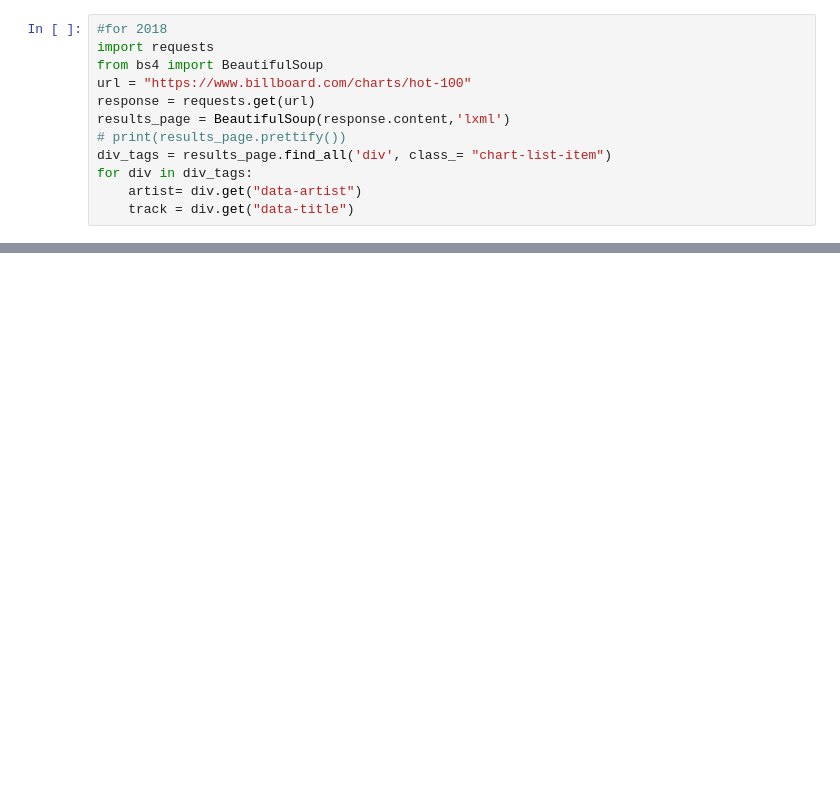
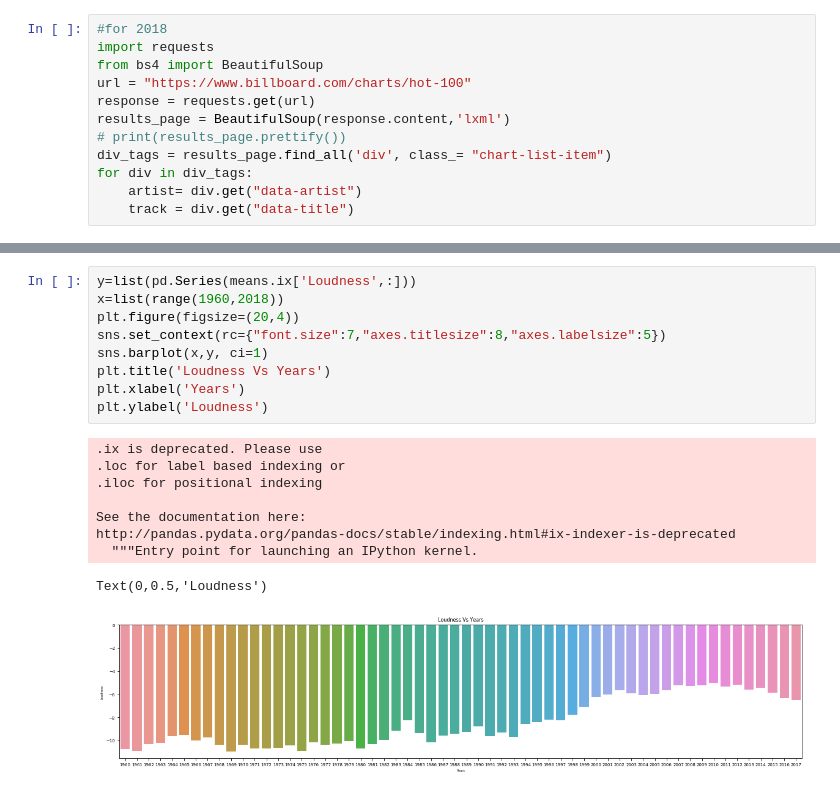
Before and after one commit to shazlie/ToolsProject, a Jupyter notebook: Spotify_project.ipynb, the cells around one changed output, grey strips where cells are left out. Cells and saved outputs as stored; diff of their text form; blank space fills up the shorter version.

```diff
--- a/Spotify_project.ipynb
+++ b/Spotify_project.ipynb
@@ -90,0 +299,19 @@ df.tail()
+# %%
+y=list(pd.Series(means.ix['Loudness',:]))
+x=list(range(1960,2018))
+plt.figure(figsize=(20,4))
+sns.set_context(rc={"font.size":7,"axes.titlesize":8,"axes.labelsize":5})
+sns.barplot(x,y, ci=1)
+plt.title('Loudness Vs Years')
+plt.xlabel('Years')
+plt.ylabel('Loudness')
+# %% [output]
+.ix is deprecated. Please use
+.loc for label based indexing or
+.iloc for positional indexing
+
+See the documentation here:
+http://pandas.pydata.org/pandas-docs/stable/indexing.html#ix-indexer-is-deprecated
+  """Entry point for launching an IPython kernel.
+Text(0,0.5,'Loudness')
+[figure, added]
```
Also changed, not shown: parts of 19 cells of this notebook.
